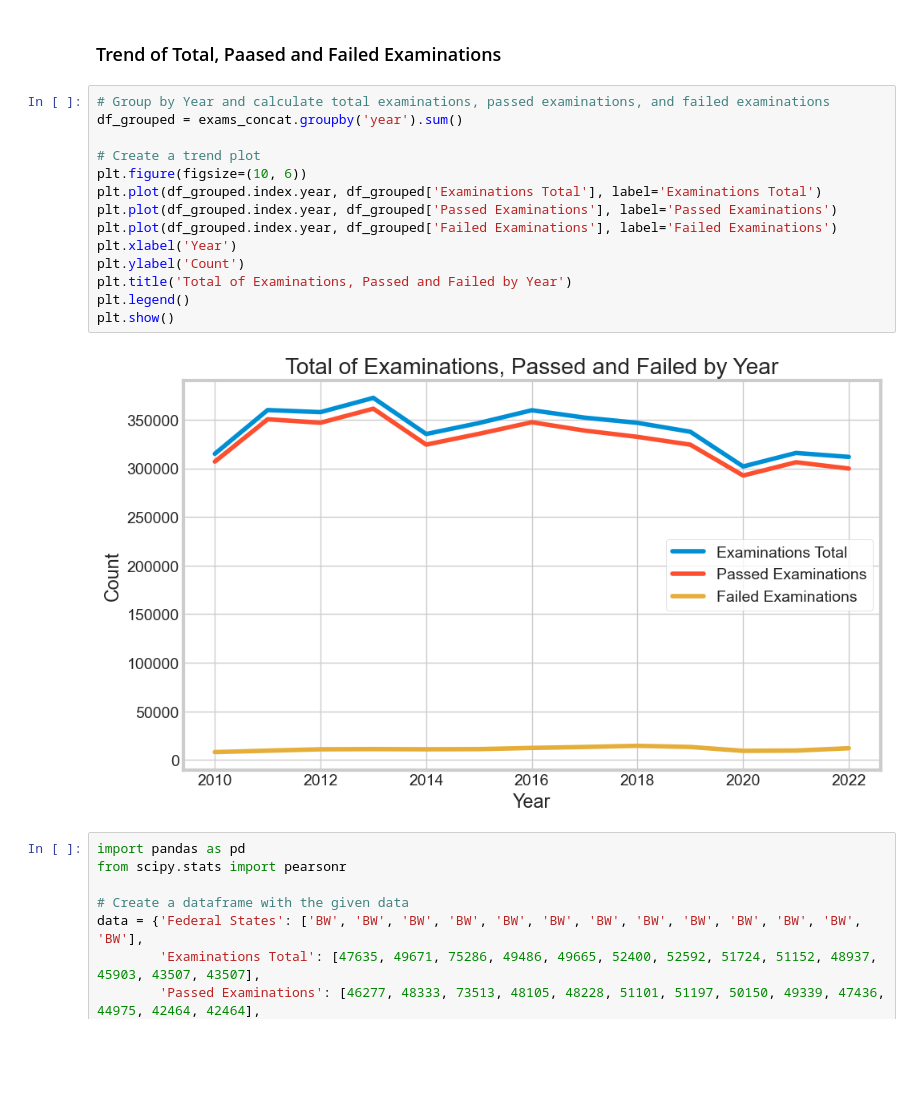
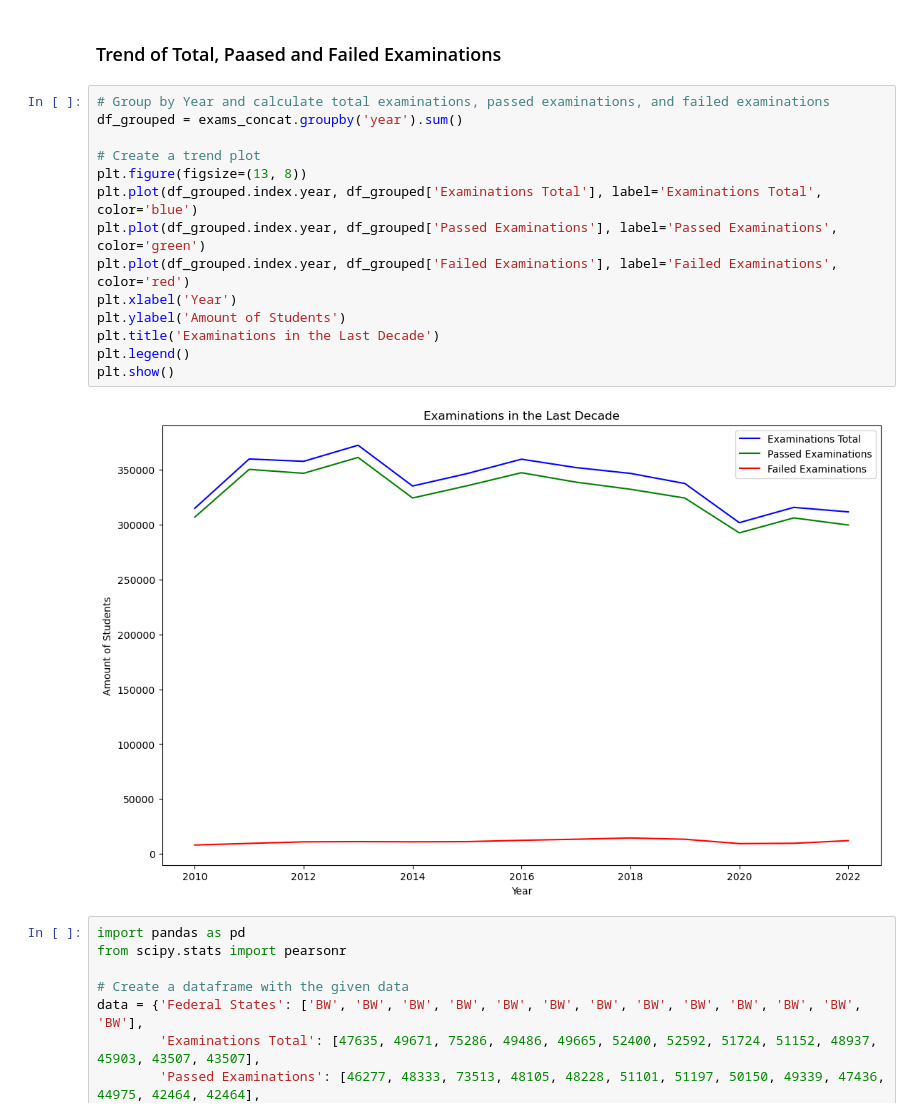
Before and after one commit to Stargazer-ger/capstone_project_hh_23_1, a Jupyter notebook: eda_capstone_exams_kk.ipynb, the cells around one changed output. Saved outputs shown, nothing was run; the diff lists cells and outputs as text; blank space fills up the shorter version.

```diff
--- a/eda_capstone_exams_kk.ipynb
+++ b/eda_capstone_exams_kk.ipynb
@@ -310,19 +295,19 @@ There is a significant difference in the number of failed examinations between 2
 # %%
 # Group by Year and calculate total examinations, passed examinations, and failed examinations
 df_grouped = exams_concat.groupby('year').sum()
 
 # Create a trend plot
-plt.figure(figsize=(10, 6))
-plt.plot(df_grouped.index.year, df_grouped['Examinations Total'], label='Examinations Total')
-plt.plot(df_grouped.index.year, df_grouped['Passed Examinations'], label='Passed Examinations')
-plt.plot(df_grouped.index.year, df_grouped['Failed Examinations'], label='Failed Examinations')
+plt.figure(figsize=(13, 8))
+plt.plot(df_grouped.index.year, df_grouped['Examinations Total'], label='Examinations Total', color='blue')
+plt.plot(df_grouped.index.year, df_grouped['Passed Examinations'], label='Passed Examinations', color='green')
+plt.plot(df_grouped.index.year, df_grouped['Failed Examinations'], label='Failed Examinations', color='red')
 plt.xlabel('Year')
-plt.ylabel('Count')
-plt.title('Total of Examinations, Passed and Failed by Year')
+plt.ylabel('Amount of Students')
+plt.title('Examinations in the Last Decade')
 plt.legend()
 plt.show()
 # %% [output]
-[figure, old version]
+[figure, new version]
 # %%
 import pandas as pd
 from scipy.stats import pearsonr
```
Also changed, not shown: parts of 4 cells of this notebook.
